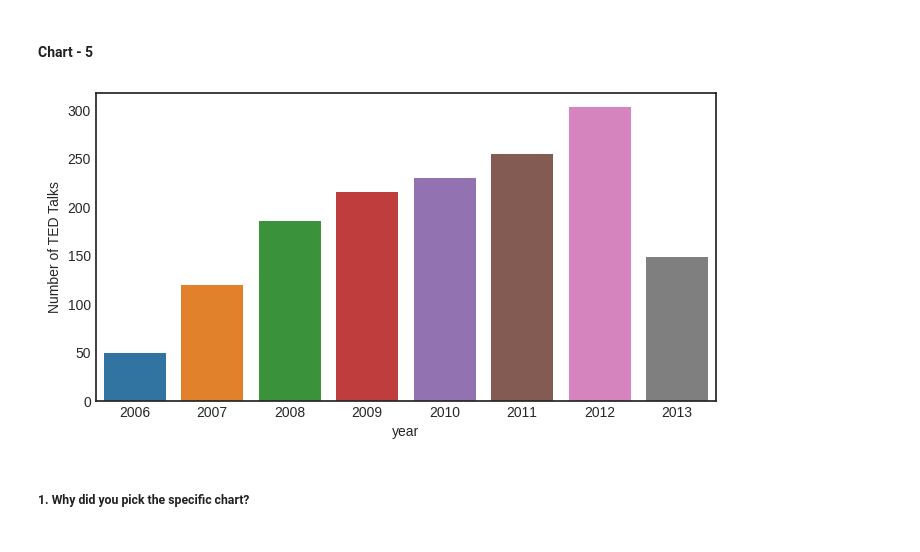
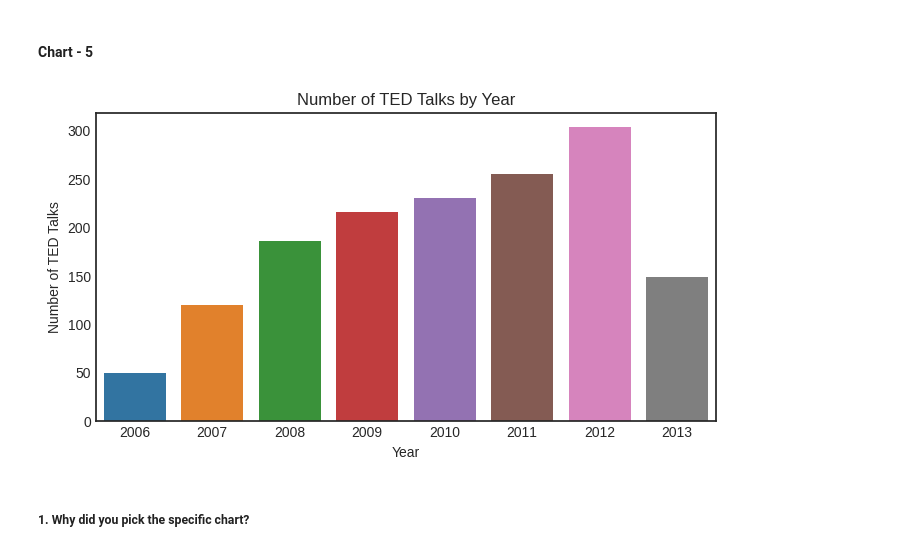
Before and after one commit to shubhamrai1318/TED_Talk_Views_Prediction, a Jupyter notebook: TED_Talk_Views_Prediction.ipynb, the cells around one changed output. Saved outputs shown, nothing was run; the diff lists cells and outputs as text; code cells hidden in the pictures.

```diff
--- a/TED_Talk_Views_Prediction.ipynb
+++ b/TED_Talk_Views_Prediction.ipynb
@@ -781,22 +747,28 @@ The specific charts used in the provided code are:
 # %%
 # Chart - 5 visualization code
 
-# Convert the 'year' column to datetime if it is in a string format (e.g., "2021")
+# Convert the 'year' column to datetime if it is in a string format (e.g., "2023")
 df['year'] = pd.to_datetime(df['year'], format='%Y')
 
 # Grouping the data by year and counting the number of daily_views for each year
 df1 = df.groupby(df['year'].dt.year)['daily_views'].count().reset_index()
 
 # Creating a bar plot with 'year' on the x-axis and 'daily_views' (number of TED talks) on the y-axis
 sns.barplot(x='year', y='daily_views', data=df1)
 
-# Adding a label for the y-axis
+# Set the title for the plot
+plt.title('Number of TED Talks by Year')
+
+# Set the y-label for the plot
 plt.ylabel('Number of TED Talks')
+
+# Set the x-label for the plot
+plt.xlabel('Year')
 
 # Display the plot
 plt.show()
 # %% [output]
-[figure, old version]
+[figure, new version]
 # %% [markdown]
 ##### 1. Why did you pick the specific chart?
 # %% [markdown]
```
Also changed, not shown: parts of 15 cells of this notebook.
